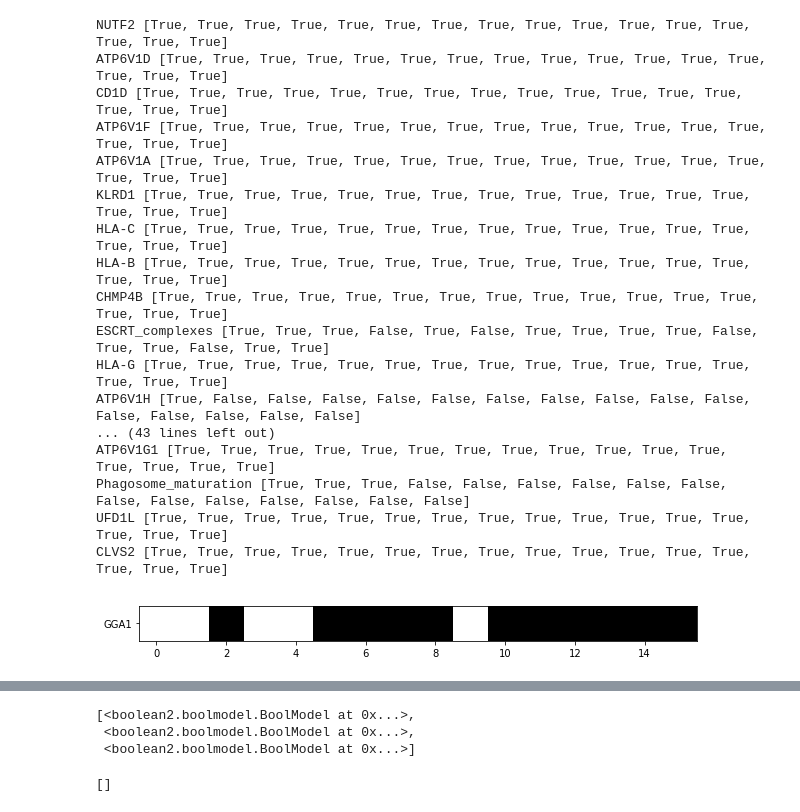
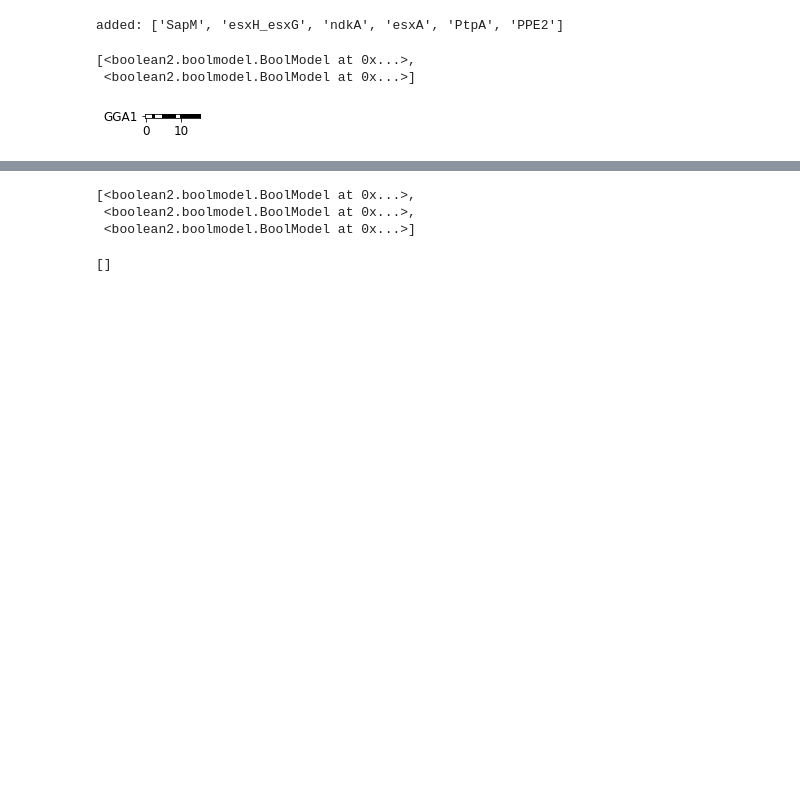
Before and after one commit to charlies-b/rp1, a Jupyter notebook: boolean_model_helper.ipynb, the cells around one changed output, grey strips where cells are left out. Drawn from its saved outputs; the diff is of its cells as text; code cells hidden in the pictures; blank space fills up the shorter version.

```diff
--- a/boolean_model_helper.ipynb
+++ b/boolean_model_helper.ipynb
@@ -12,7 +12,7 @@ from matplotlib.colors import ListedColormap
 def missing( node_name ):
     return True
 
-def run_model(definition, runs=1, steps=15, mode='sync'): # returns array of models of length runs
+def run_model(definition, runs=1, steps=15, mode='sync'): # returns model or array of models of length runs
 
     models = []
     for i in range(runs):
@@ -21,13 +21,23 @@ def run_model(definition, runs=1, steps=15, mode='sync'): # returns array of mod
         model.initialize( missing=missing ) # initialise any loose nodes to true
         model.iterate(steps=steps)
         models.append(model)
-    return models
+    return model if runs==1 else models
+
 
 def print_model(model): # print node states
     for node in model.data:
         print node, model.data[node]
+# %%
+definition = builder.string2definition('string_model_3_definition.txt')
+definition = builder.add_mtb2definition(definition, mtb_edgelist='mtb-edgelist.csv', initial_value=True)
+model = run_model(definition, runs=2)
+model
+# %% [output]
+added: ['SapM', 'esxH_esxG', 'ndkA', 'esxA', 'PtpA', 'PPE2']
+[<boolean2.boolmodel.BoolModel at 0x...>,
+ <boolean2.boolmodel.BoolModel at 0x...>]
 # %%
-def plot_model(model, nodes=None, w=10, h=32): # plot node states
+def plot_model(model, nodes=None, w=10, h=32, fontsize=12): # plot node states
 
     # get data from model
     data = []
@@ -36,29 +46,17 @@ def plot_model(model, nodes=None, w=10, h=32): # plot node states
         data.append(model.data[label])
 
     # plot figure
+    plt.rcParams.update({'font.size': fontsize})
+    plt.rcParams['figure.figsize'] = [w, h]
     cmap=plt.cm.get_cmap('gray') # off (0) = black, on (1) = white
     plt.yticks(range(0, len(labels)), labels)
     plt.imshow(data, cmap=cmap)
-    plt.gcf().set_size_inches(w, h)
+    plt.show()
 # %%
-plot_model(models[0], nodes = ['GGA1'])
-print_model(models[0])
+
+
+
+plot_model(models[0], nodes = ['GGA1'], w=1)
+# print_model(models[0])
 # %% [output]
-NUTF2 [True, True, True, True, True, True, True, True, True, True, True, True, True, True, True, True]
-ATP6V1D [True, True, True, True, True, True, True, True, True, True, True, True, True, True, True, True]
-CD1D [True, True, True, True, True, True, True, True, True, True, True, True, True, True, True, True]
-ATP6V1F [True, True, True, True, True, True, True, True, True, True, True, True, True, True, True, True]
-ATP6V1A [True, True, True, True, True, True, True, True, True, True, True, True, True, True, True, True]
-KLRD1 [True, True, True, True, True, True, True, True, True, True, True, True, True, True, True, True]
-HLA-C [True, True, True, True, True, True, True, True, True, True, True, True, True, True, True, True]
-HLA-B [True, True, True, True, True, True, True, True, True, True, True, True, True, True, True, True]
-CHMP4B [True, True, True, True, True, True, True, True, True, True, True, True, True, True, True, True]
-ESCRT_complexes [True, True, True, False, True, False, True, True, True, True, False, True, True, False, True, True]
-HLA-G [True, True, True, True, True, True, True, True, True, True, True, True, True, True, True, True]
-ATP6V1H [True, False, False, False, False, False, False, False, False, False, False, False, False, False, False, False]
-... (43 lines left out)
-ATP6V1G1 [True, True, True, True, True, True, True, True, True, True, True, True, True, True, True, True]
-Phagosome_maturation [True, True, True, False, False, False, False, False, False, False, False, False, False, False, False, False]
-UFD1L [True, True, True, True, True, True, True, True, True, True, True, True, True, True, True, True]
-CLVS2 [True, True, True, True, True, True, True, True, True, True, True, True, True, True, True, True]
-[figure, old version]
+[figure, new version]
```
Also changed, not shown: parts of 1 cell of this notebook, 2 other files.
